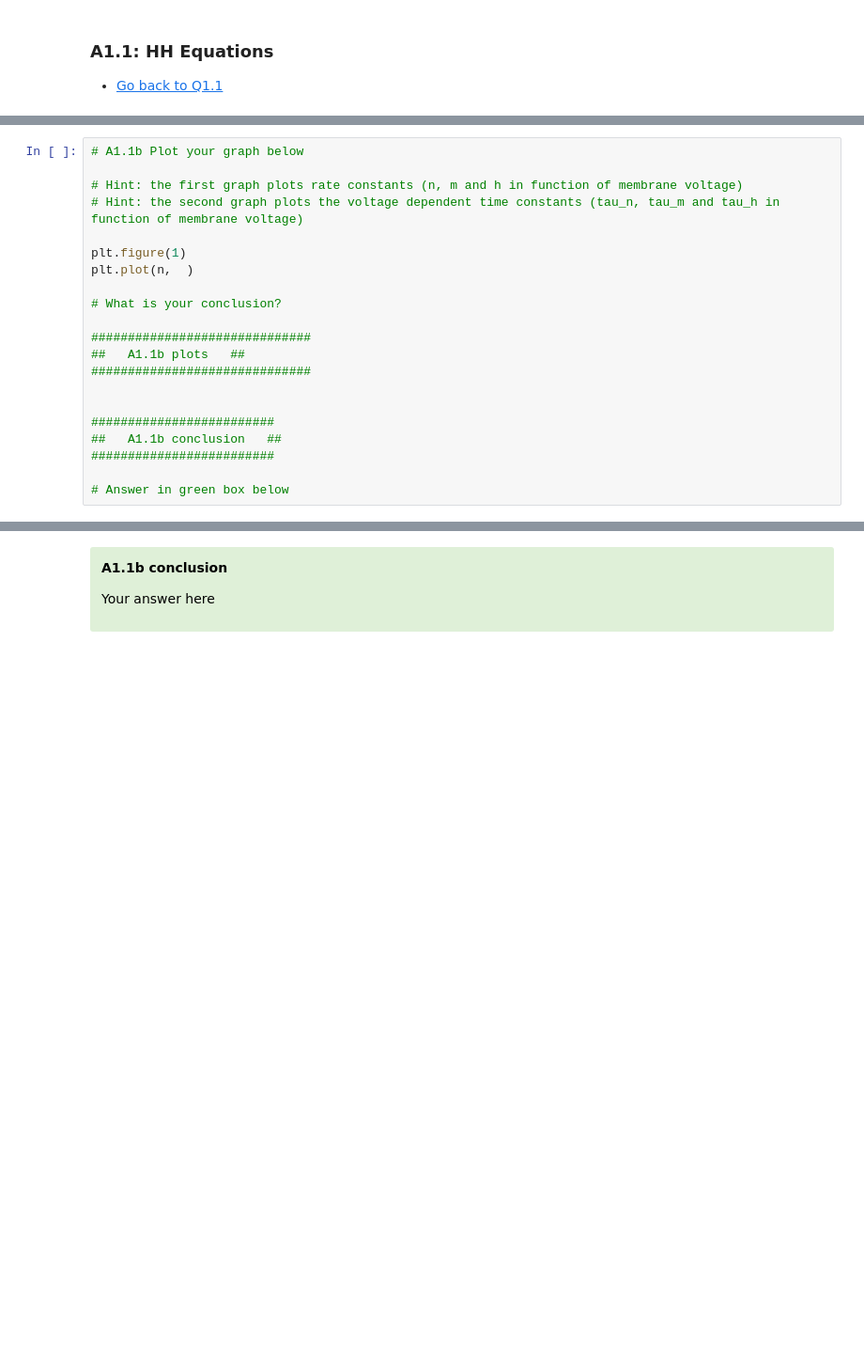
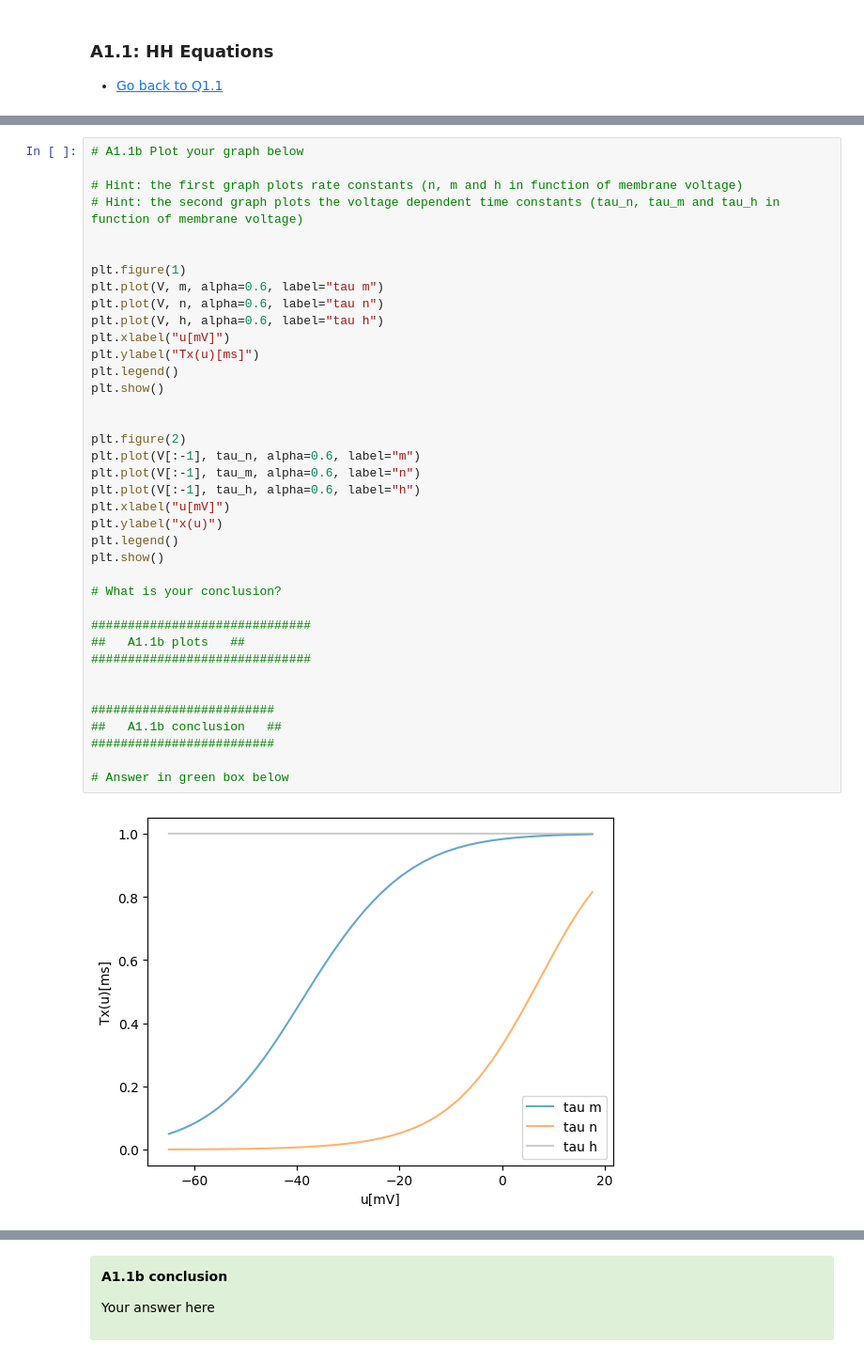
Before and after one commit to cesarz10/Computational-Neurophysiology-Lab, a Jupyter notebook: Lab_1/Module1_Ex1_XX.ipynb, the cells around one changed output, grey strips where cells are left out. Shown at 94% size. Cells and saved outputs as stored; diff of their text form; blank space fills up the shorter version.

```diff
--- a/Lab_1/Module1_Ex1_XX.ipynb
+++ b/Lab_1/Module1_Ex1_XX.ipynb
@@ -302,21 +363,40 @@ def HH_model(T, I_input, dt):
 # %%
 # A1.1b Plot your graph below
 
 # Hint: the first graph plots rate constants (n, m and h in function of membrane voltage)
 # Hint: the second graph plots the voltage dependent time constants (tau_n, tau_m and tau_h in function of membrane voltage)
 
+
 plt.figure(1)
-plt.plot(n,  )
+plt.plot(V, m, alpha=0.6, label="tau m")
+plt.plot(V, n, alpha=0.6, label="tau n")
+plt.plot(V, h, alpha=0.6, label="tau h")
+plt.xlabel("u[mV]")
+plt.ylabel("Tx(u)[ms]")
+plt.legend()
+plt.show()
+
+
+plt.figure(2)
+plt.plot(V[:-1], tau_n, alpha=0.6, label="m")
+plt.plot(V[:-1], tau_m, alpha=0.6, label="n")
+plt.plot(V[:-1], tau_h, alpha=0.6, label="h")
+plt.xlabel("u[mV]")
+plt.ylabel("x(u)")
+plt.legend()
+plt.show()
 
 # What is your conclusion?
 
 ##############################
 ##   A1.1b plots   ##
 ##############################
 
 
 #########################
 ##   A1.1b conclusion   ##
 #########################
 
 # Answer in green box below
+# %% [output]
+[figure, added]
```
Also changed, not shown: parts of 3 cells of this notebook.
